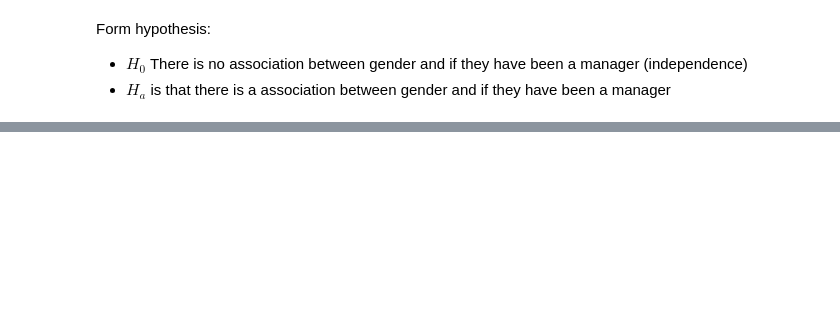
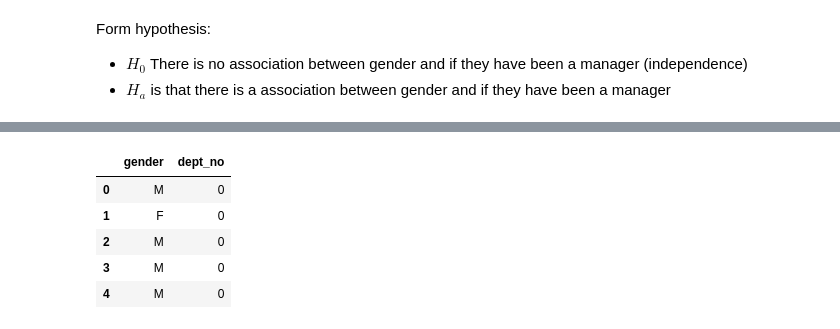
Before and after one commit to jamesallen0351/statistics-exercises, a Jupyter notebook: hypothesis_testing.ipynb, the cells around one changed output, grey strips where cells are left out. Saved outputs shown, nothing was run; the diff lists cells and outputs as text; code cells hidden in the pictures; blank space fills up the shorter version.

```diff
--- a/hypothesis_testing.ipynb
+++ b/hypothesis_testing.ipynb
@@ -1106,0 +1182,13 @@ Form hypothesis:
+# %%
+# use fillna to replace 'None' with zero's
+
+gender_mgr.fillna(0, inplace=True)
+
+gender_mgr.head()
+# %% [output]
+|  | gender | dept_no |
+| 0 | M | 0 |
+| 1 | F | 0 |
+| 2 | M | 0 |
+| 3 | M | 0 |
+| 4 | M | 0 |
```
Also changed, not shown: parts of 13 cells of this notebook.
